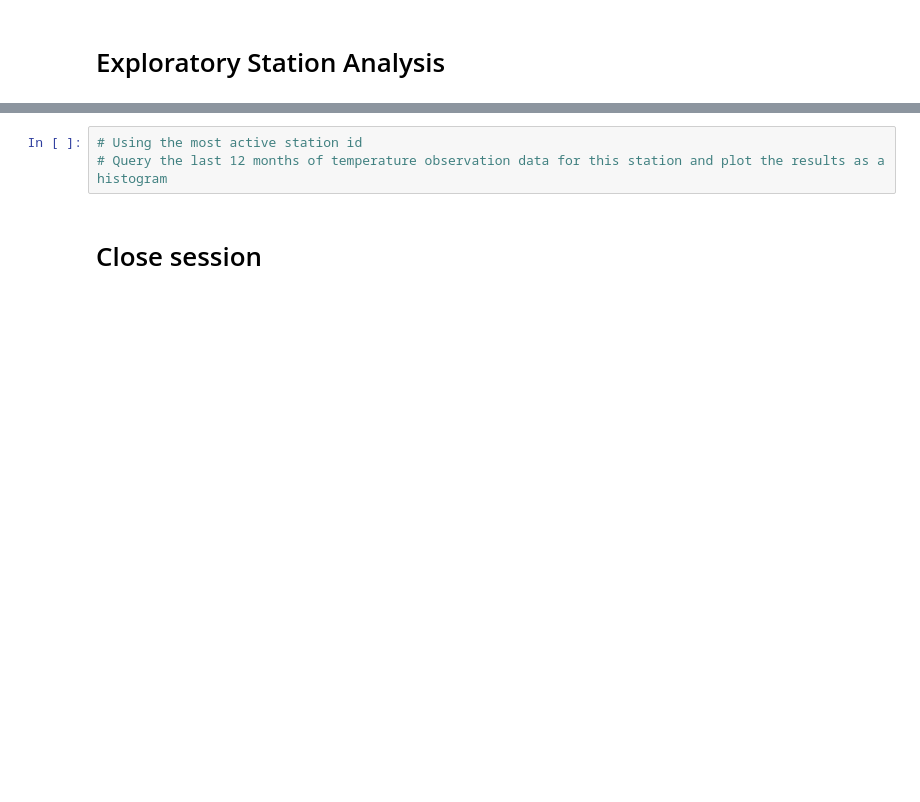
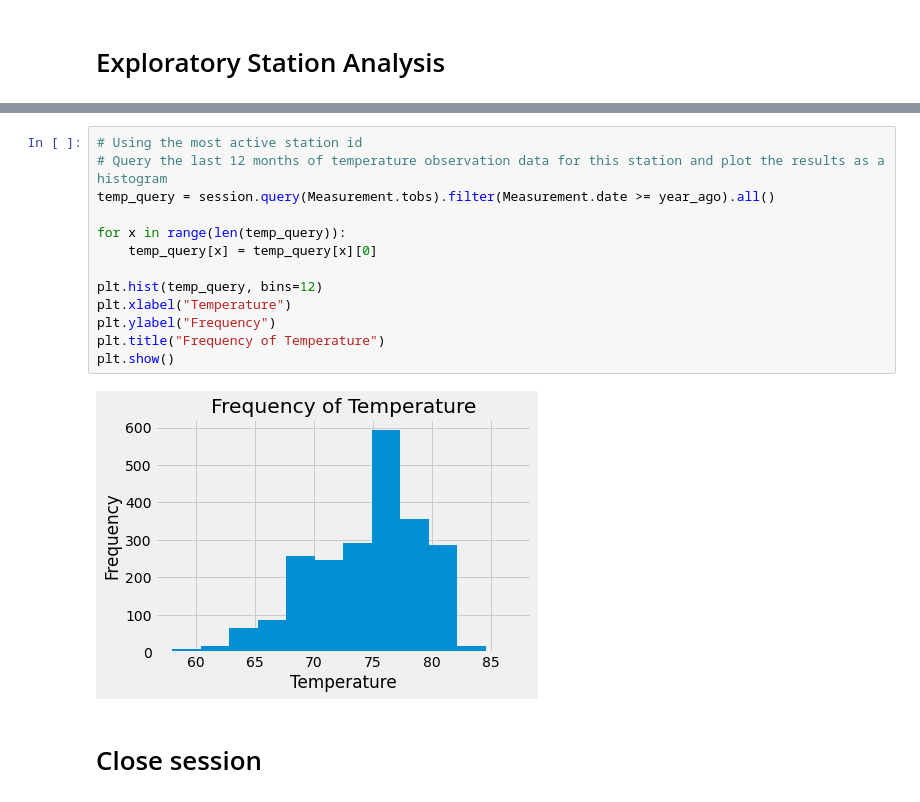
Before and after one commit to ClareSpecht/sqlalchemy-challenge, a Jupyter notebook: climate_starter.ipynb, the cells around one changed output, grey strips where cells are left out. Drawn from its saved outputs; the diff is of its cells as text; blank space fills up the shorter version.

```diff
--- a/climate_starter.ipynb
+++ b/climate_starter.ipynb
@@ -93,6 +117,18 @@ Name: Precipitation (in), dtype: float64
 # %%
 # Using the most active station id
 # Query the last 12 months of temperature observation data for this station and plot the results as a histogram
+temp_query = session.query(Measurement.tobs).filter(Measurement.date >= year_ago).all()
+
+for x in range(len(temp_query)):
+    temp_query[x] = temp_query[x][0]
+
+plt.hist(temp_query, bins=12)
+plt.xlabel("Temperature")
+plt.ylabel("Frequency")
+plt.title("Frequency of Temperature")
+plt.show()
+# %% [output]
+[figure, added]
 # %% [markdown]
 # Close session
 # %%
```
Also changed, not shown: parts of 4 cells of this notebook.
